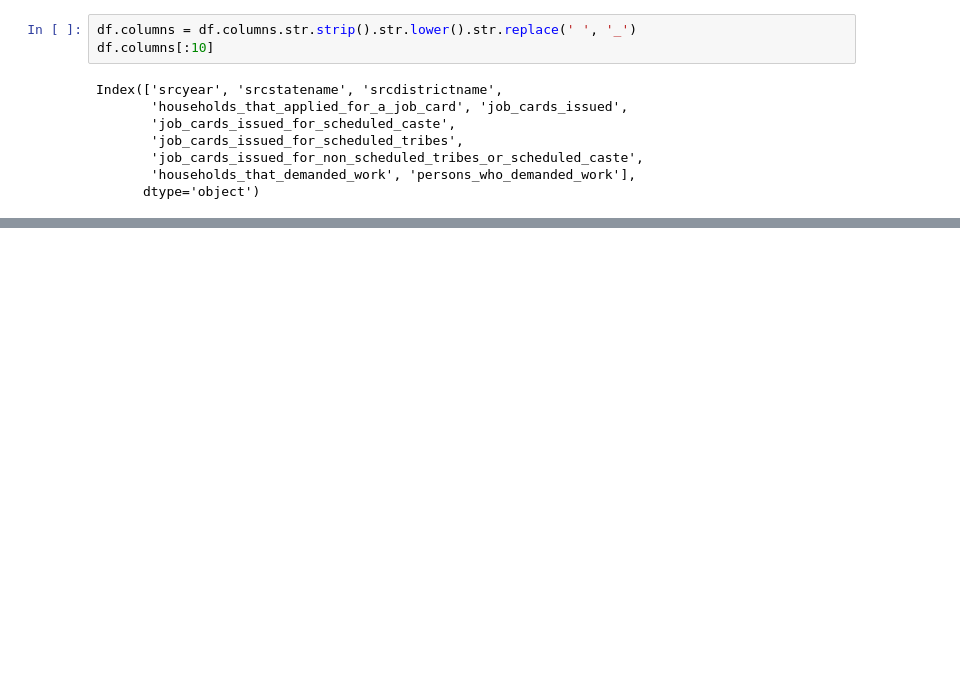
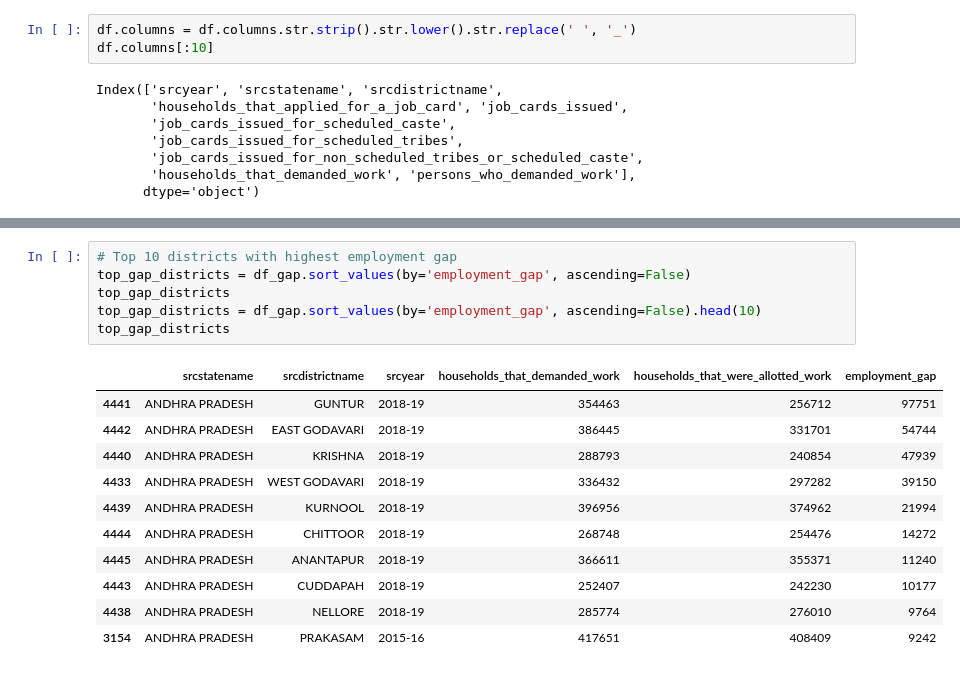
Before and after one commit to kanishkachandel/mnrega, a Jupyter notebook: python-project.ipynb, the cells around one changed output, grey strips where cells are left out. Cells and saved outputs as stored; diff of their text form; blank space fills up the shorter version.

```diff
--- a/python-project.ipynb
+++ b/python-project.ipynb
@@ -72,0 +129,18 @@ Index(['srcyear', 'srcstatename', 'srcdistrictname',
+# %%
+# Top 10 districts with highest employment gap
+top_gap_districts = df_gap.sort_values(by='employment_gap', ascending=False)
+top_gap_districts
+top_gap_districts = df_gap.sort_values(by='employment_gap', ascending=False).head(10)
+top_gap_districts
+# %% [output]
+|  | srcstatename | srcdistrictname | srcyear | households_that_demanded_work | households_that_were_allotted_work | employment_gap |
+| 4441 | ANDHRA PRADESH | GUNTUR | 2018-19 | 354463 | 256712 | 97751 |
+| 4442 | ANDHRA PRADESH | EAST GODAVARI | 2018-19 | 386445 | 331701 | 54744 |
+| 4440 | ANDHRA PRADESH | KRISHNA | 2018-19 | 288793 | 240854 | 47939 |
+| 4433 | ANDHRA PRADESH | WEST GODAVARI | 2018-19 | 336432 | 297282 | 39150 |
+| 4439 | ANDHRA PRADESH | KURNOOL | 2018-19 | 396956 | 374962 | 21994 |
+| 4444 | ANDHRA PRADESH | CHITTOOR | 2018-19 | 268748 | 254476 | 14272 |
+| 4445 | ANDHRA PRADESH | ANANTAPUR | 2018-19 | 366611 | 355371 | 11240 |
+| 4443 | ANDHRA PRADESH | CUDDAPAH | 2018-19 | 252407 | 242230 | 10177 |
+| 4438 | ANDHRA PRADESH | NELLORE | 2018-19 | 285774 | 276010 | 9764 |
+| 3154 | ANDHRA PRADESH | PRAKASAM | 2015-16 | 417651 | 408409 | 9242 |
```
Also changed, not shown: parts of 7 cells of this notebook.
